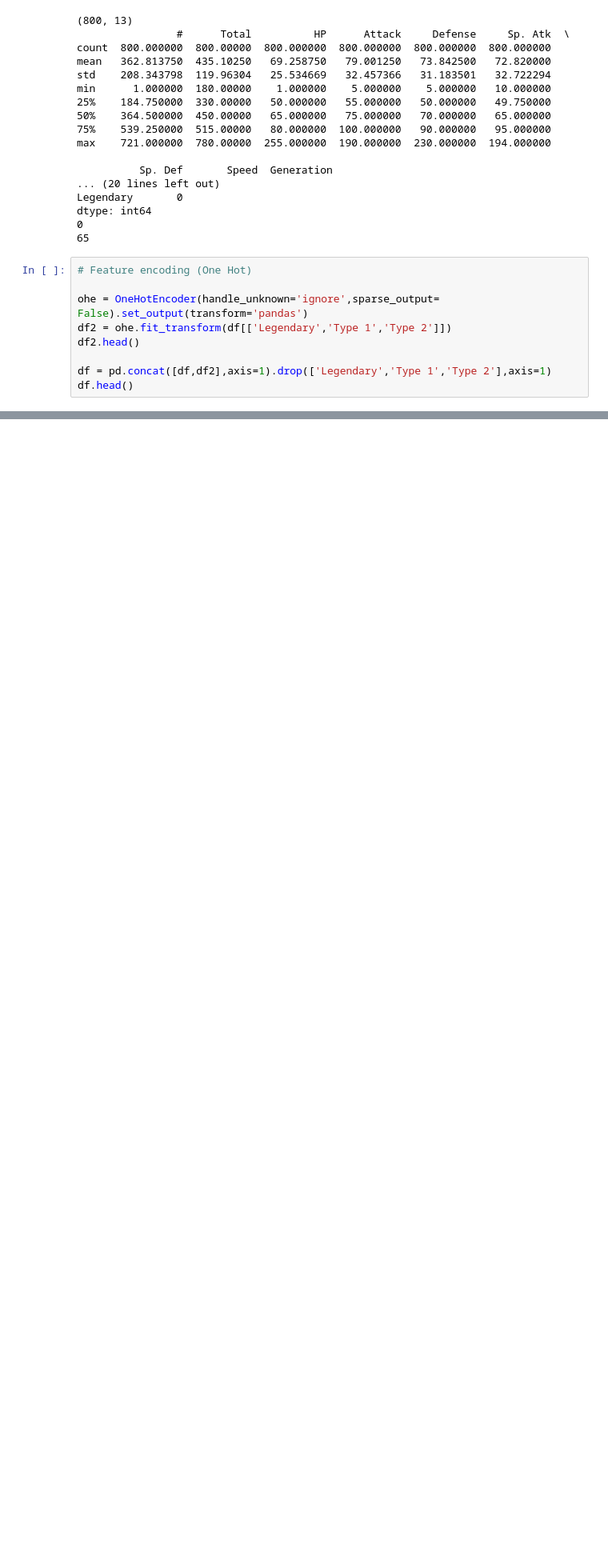
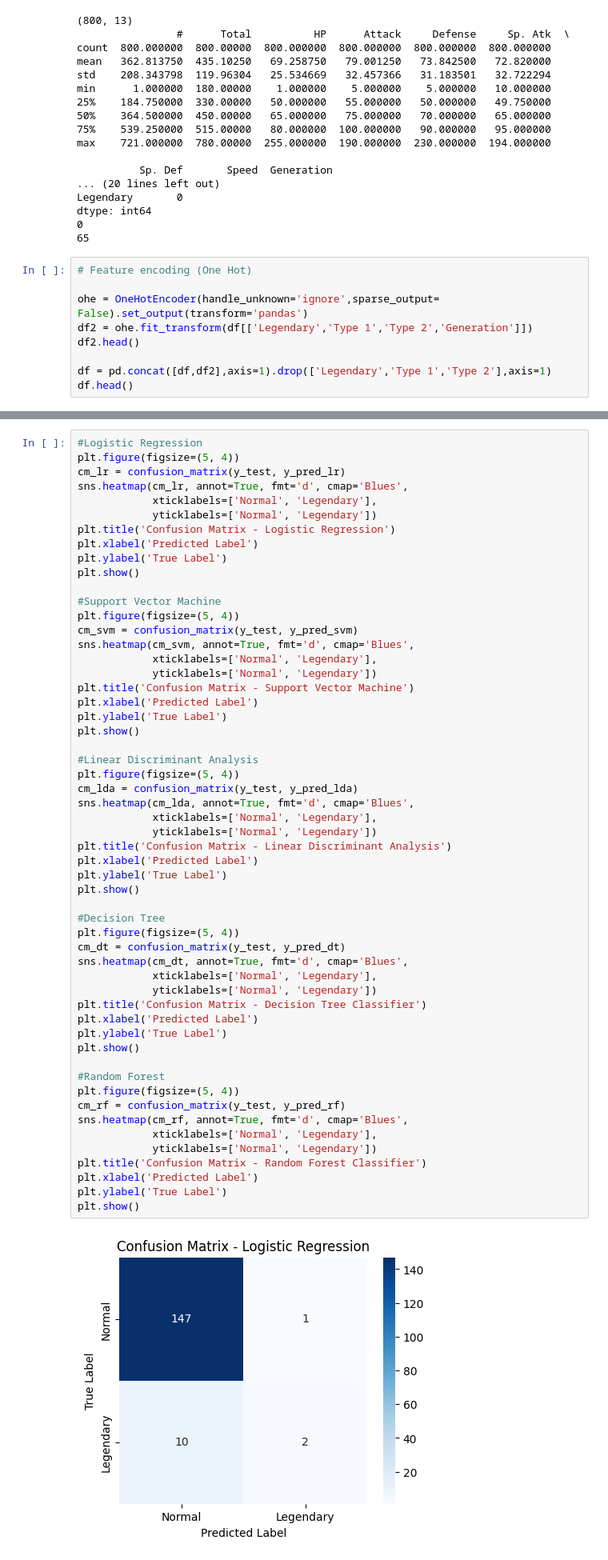
Before and after one commit to LarshVakil/Pokemon-Classification-and-Regression, a Jupyter notebook: PokemonClassificationRegression.ipynb, the cells around one changed output, grey strips where cells are left out. Shown at 80% size. Saved outputs shown, nothing was run; the diff lists cells and outputs as text; blank space fills up the shorter version.

```diff
--- a/PokemonClassificationRegression.ipynb
+++ b/PokemonClassificationRegression.ipynb
@@ -97,7 +96,7 @@ dtype: int64
 # Feature encoding (One Hot)
 
 ohe = OneHotEncoder(handle_unknown='ignore',sparse_output= False).set_output(transform='pandas')
-df2 = ohe.fit_transform(df[['Legendary','Type 1','Type 2']])
+df2 = ohe.fit_transform(df[['Legendary','Type 1','Type 2','Generation']])
 df2.head()
 
 df = pd.concat([df,df2],axis=1).drop(['Legendary','Type 1','Type 2'],axis=1)
@@ -154,0 +258,57 @@ r2: 0.4596053797571049
+# %%
+#Logistic Regression
+plt.figure(figsize=(5, 4))
+cm_lr = confusion_matrix(y_test, y_pred_lr)
+sns.heatmap(cm_lr, annot=True, fmt='d', cmap='Blues',
+            xticklabels=['Normal', 'Legendary'],
+            yticklabels=['Normal', 'Legendary'])
+plt.title('Confusion Matrix - Logistic Regression')
+plt.xlabel('Predicted Label')
+plt.ylabel('True Label')
+plt.show()
+
+#Support Vector Machine
+plt.figure(figsize=(5, 4))
+cm_svm = confusion_matrix(y_test, y_pred_svm)
+sns.heatmap(cm_svm, annot=True, fmt='d', cmap='Blues',
+            xticklabels=['Normal', 'Legendary'],
+            yticklabels=['Normal', 'Legendary'])
+plt.title('Confusion Matrix - Support Vector Machine')
+plt.xlabel('Predicted Label')
+plt.ylabel('True Label')
+plt.show()
+
+#Linear Discriminant Analysis
+plt.figure(figsize=(5, 4))
+cm_lda = confusion_matrix(y_test, y_pred_lda)
+sns.heatmap(cm_lda, annot=True, fmt='d', cmap='Blues',
+            xticklabels=['Normal', 'Legendary'],
+            yticklabels=['Normal', 'Legendary'])
+plt.title('Confusion Matrix - Linear Discriminant Analysis')
+plt.xlabel('Predicted Label')
+plt.ylabel('True Label')
+plt.show()
+
+#Decision Tree
+plt.figure(figsize=(5, 4))
+cm_dt = confusion_matrix(y_test, y_pred_dt)
+sns.heatmap(cm_dt, annot=True, fmt='d', cmap='Blues',
+            xticklabels=['Normal', 'Legendary'],
+            yticklabels=['Normal', 'Legendary'])
+plt.title('Confusion Matrix - Decision Tree Classifier')
+plt.xlabel('Predicted Label')
+plt.ylabel('True Label')
+plt.show()
+
+#Random Forest
+plt.figure(figsize=(5, 4))
+cm_rf = confusion_matrix(y_test, y_pred_rf)
+sns.heatmap(cm_rf, annot=True, fmt='d', cmap='Blues',
+            xticklabels=['Normal', 'Legendary'],
+            yticklabels=['Normal', 'Legendary'])
+plt.title('Confusion Matrix - Random Forest Classifier')
+plt.xlabel('Predicted Label')
+plt.ylabel('True Label')
+plt.show()
+# %% [output]
+[figure, added]
```
Also changed, not shown: parts of 6 cells of this notebook.
